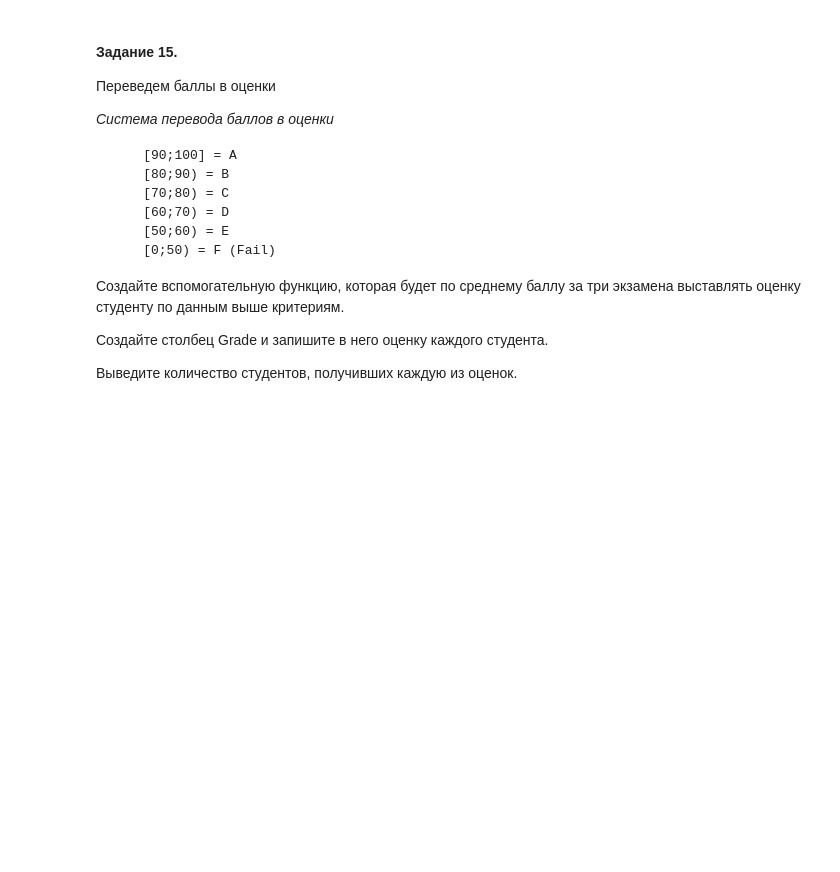
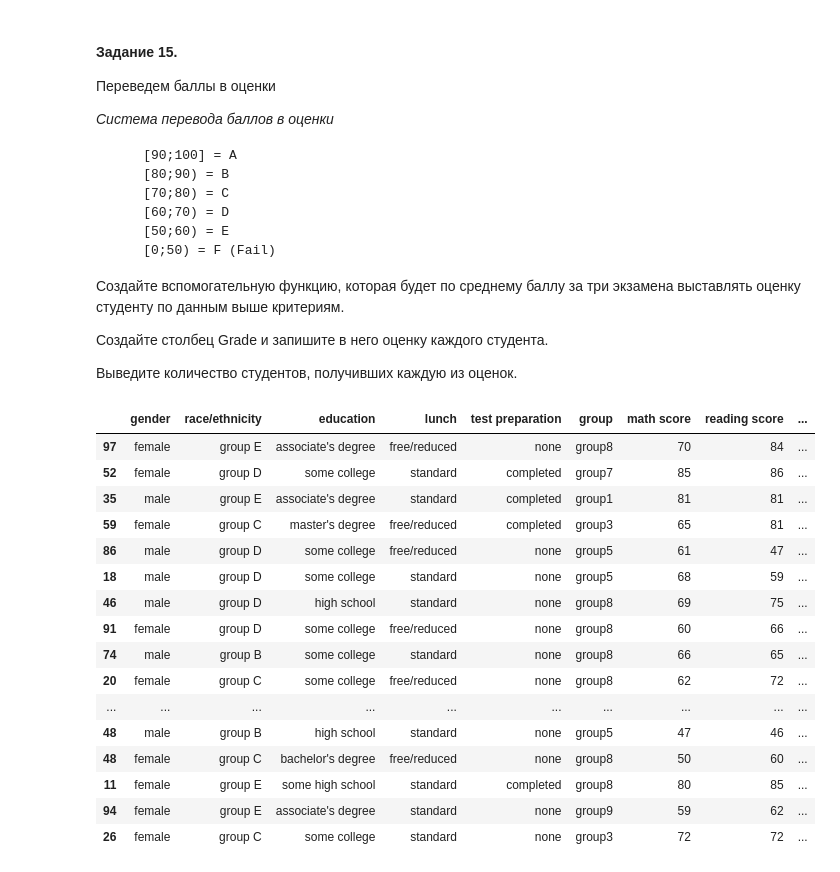
Before and after one commit to MariaGrib/mag2021, a Jupyter notebook: 2 semester/07p/hw06p.ipynb, the cells around one changed output. Drawn from its saved outputs; the diff is of its cells as text; code cells hidden in the pictures; blank space fills up the shorter version.

```diff
--- a/2 semester/07p/hw06p.ipynb
+++ b/2 semester/07p/hw06p.ipynb
@@ -264,0 +419,29 @@ def GetGrade(average_mark):
+# %%
+import bisect
+
+def GetGrade(average_mark):
+    b = bisect.bisect_right([50,60,70,80,90,100], average_mark)
+    dict = {0: 'F', 1: 'E', 2: 'D', 3: 'C', 4: 'B', 5: 'A', 6: 'A'}
+    return dict[b]
+
+df['Grade'] = df[["math score", "reading score", 'writing score']].apply(lambda x: GetGrade(x[['math score', 'reading score', 'writing score']].mean()), axis = 1)
+
+df.sample(20)
+# %% [output]
+|  | gender | race/ethnicity | education | lunch | test preparation | group | math score | reading score | ... |
+| 97 | female | group E | associate's degree | free/reduced | none | group8 | 70 | 84 | ... |
+| 52 | female | group D | some college | standard | completed | group7 | 85 | 86 | ... |
+| 35 | male | group E | associate's degree | standard | completed | group1 | 81 | 81 | ... |
+| 59 | female | group C | master's degree | free/reduced | completed | group3 | 65 | 81 | ... |
+| 86 | male | group D | some college | free/reduced | none | group5 | 61 | 47 | ... |
+| 18 | male | group D | some college | standard | none | group5 | 68 | 59 | ... |
+| 46 | male | group D | high school | standard | none | group8 | 69 | 75 | ... |
+| 91 | female | group D | some college | free/reduced | none | group8 | 60 | 66 | ... |
+| 74 | male | group B | some college | standard | none | group8 | 66 | 65 | ... |
+| 20 | female | group C | some college | free/reduced | none | group8 | 62 | 72 | ... |
+| ... | ... | ... | ... | ... | ... | ... | ... | ... | ... |
+| 48 | male | group B | high school | standard | none | group5 | 47 | 46 | ... |
+| 48 | female | group C | bachelor's degree | free/reduced | none | group8 | 50 | 60 | ... |
+| 11 | female | group E | some high school | standard | completed | group8 | 80 | 85 | ... |
+| 94 | female | group E | associate's degree | standard | none | group9 | 59 | 62 | ... |
+| 26 | female | group C | some college | standard | none | group3 | 72 | 72 | ... |
```
Also changed, not shown: parts of 13 cells of this notebook.
